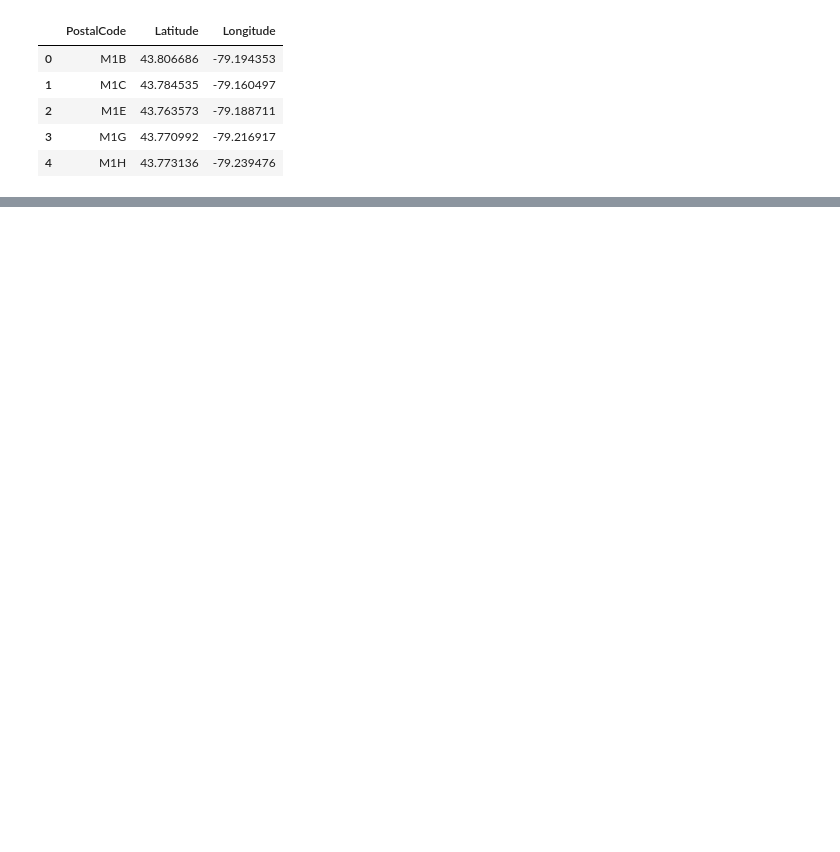
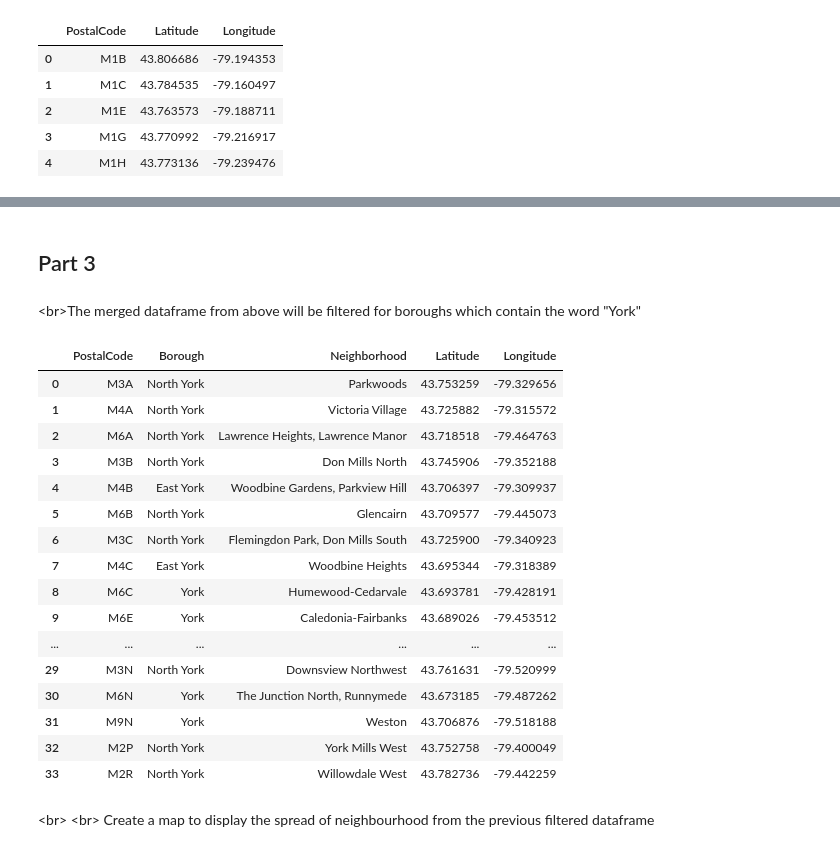
Before and after one commit to WadeHooper/IBMDSCapstone, a Jupyter notebook: TorontoCluster.ipynb, the cells around one changed output, grey strips where cells are left out. Cells and saved outputs as stored; diff of their text form; code cells hidden in the pictures; blank space fills up the shorter version.

```diff
--- a/TorontoCluster.ipynb
+++ b/TorontoCluster.ipynb
@@ -123,0 +104,30 @@ for i in range(0,pclen+1):
+# %% [markdown]
+## Part 3
+# %% [markdown]
+<br\>The merged dataframe from above will be filtered for boroughs which contain the word "York"
+# %%
+#Merged dataframe filtered for results
+toronto_filtered = df_toronto[df_toronto['Borough'].str.contains('York')].reset_index(drop=True)
+toronto_filtered
+# %% [output]
+|  | PostalCode | Borough | Neighborhood | Latitude | Longitude |
+| 0 | M3A | North York | Parkwoods | 43.753259 | -79.329656 |
+| 1 | M4A | North York | Victoria Village | 43.725882 | -79.315572 |
+| 2 | M6A | North York | Lawrence Heights, Lawrence Manor | 43.718518 | -79.464763 |
+| 3 | M3B | North York | Don Mills North | 43.745906 | -79.352188 |
+| 4 | M4B | East York | Woodbine Gardens, Parkview Hill | 43.706397 | -79.309937 |
+| 5 | M6B | North York | Glencairn | 43.709577 | -79.445073 |
+| 6 | M3C | North York | Flemingdon Park, Don Mills South | 43.725900 | -79.340923 |
+| 7 | M4C | East York | Woodbine Heights | 43.695344 | -79.318389 |
+| 8 | M6C | York | Humewood-Cedarvale | 43.693781 | -79.428191 |
+| 9 | M6E | York | Caledonia-Fairbanks | 43.689026 | -79.453512 |
+| ... | ... | ... | ... | ... | ... |
+| 29 | M3N | North York | Downsview Northwest | 43.761631 | -79.520999 |
+| 30 | M6N | York | The Junction North, Runnymede | 43.673185 | -79.487262 |
+| 31 | M9N | York | Weston | 43.706876 | -79.518188 |
+| 32 | M2P | North York | York Mills West | 43.752758 | -79.400049 |
+| 33 | M2R | North York | Willowdale West | 43.782736 | -79.442259 |
+# %% [markdown]
+<br\>
+<br\>
+Create a map to display the spread of neighbourhood from the previous filtered dataframe
```
Also changed, not shown: parts of 30 cells of this notebook.
